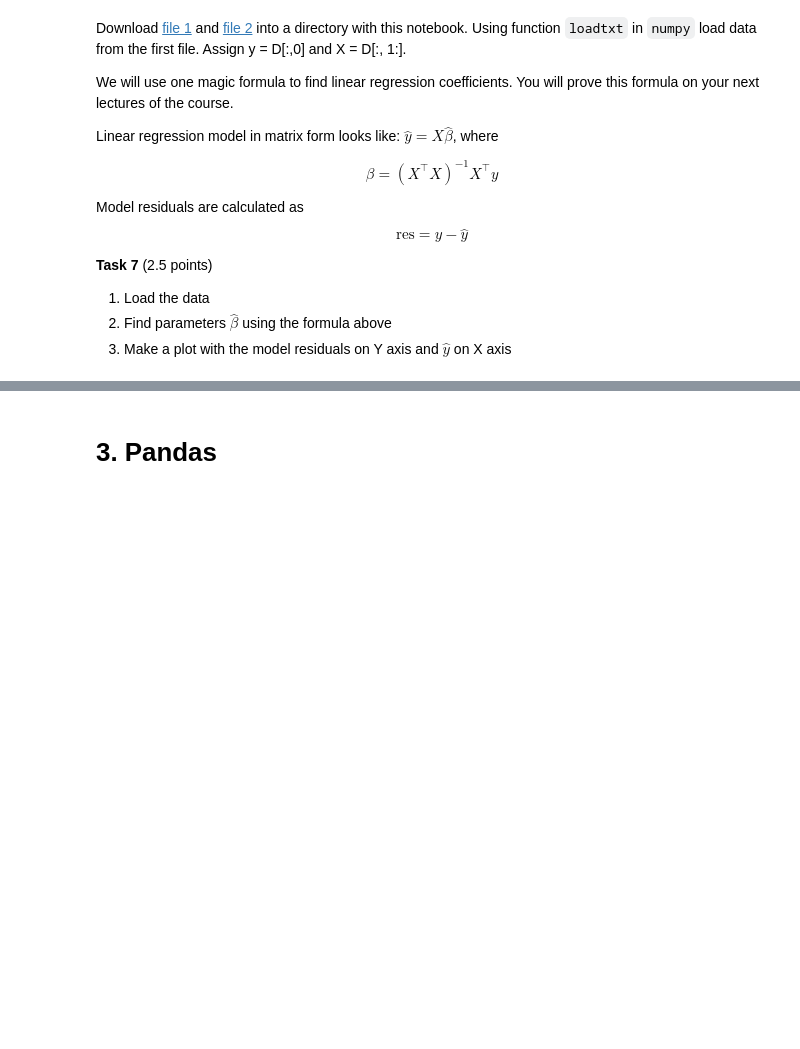
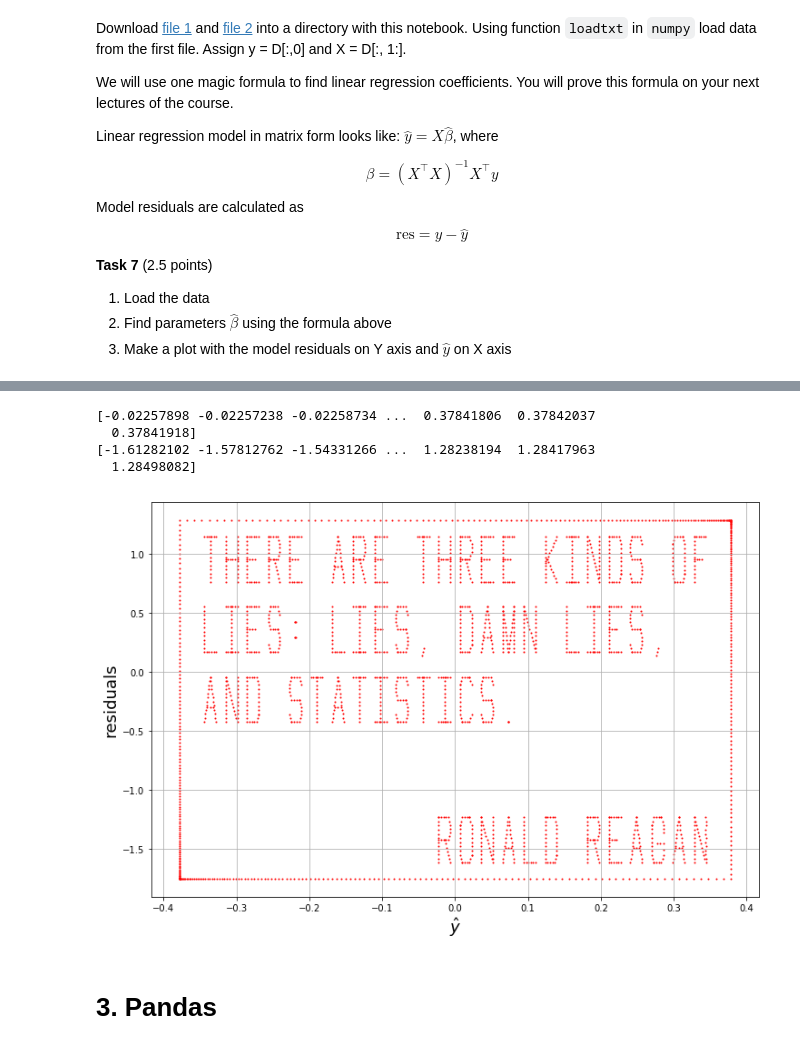
Before and after one commit to vikiwai/data-science, a Jupyter notebook: 01-homework/01-homework.ipynb, the cells around one changed output, grey strips where cells are left out. Cells and saved outputs as stored; diff of their text form; code cells hidden in the pictures; blank space fills up the shorter version.

```diff
--- a/01-homework/01-homework.ipynb
+++ b/01-homework/01-homework.ipynb
@@ -433,3 +465,18 @@ OSError: tutorial_dataset.csv not found.
+# %%
+D = np.loadtxt('tutorial_dataset_2.csv',
+               skiprows = 1,
+               delimiter = ',')
+
+y = np.array(D[:, 0])
+x = np.array(D[:, 1 :])
+
+linear_regression(x, y)
+# %% [output]
+[-0.02257898 -0.02257238 -0.02258734 ...  0.37841806  0.37842037
+  0.37841918]
+[-1.61282102 -1.57812762 -1.54331266 ...  1.28238194  1.28417963
+  1.28498082]
+[figure, added]
 # %% [markdown]
 # 3. Pandas
 # %% [markdown]
```
Also changed, not shown: parts of 4 cells of this notebook.
